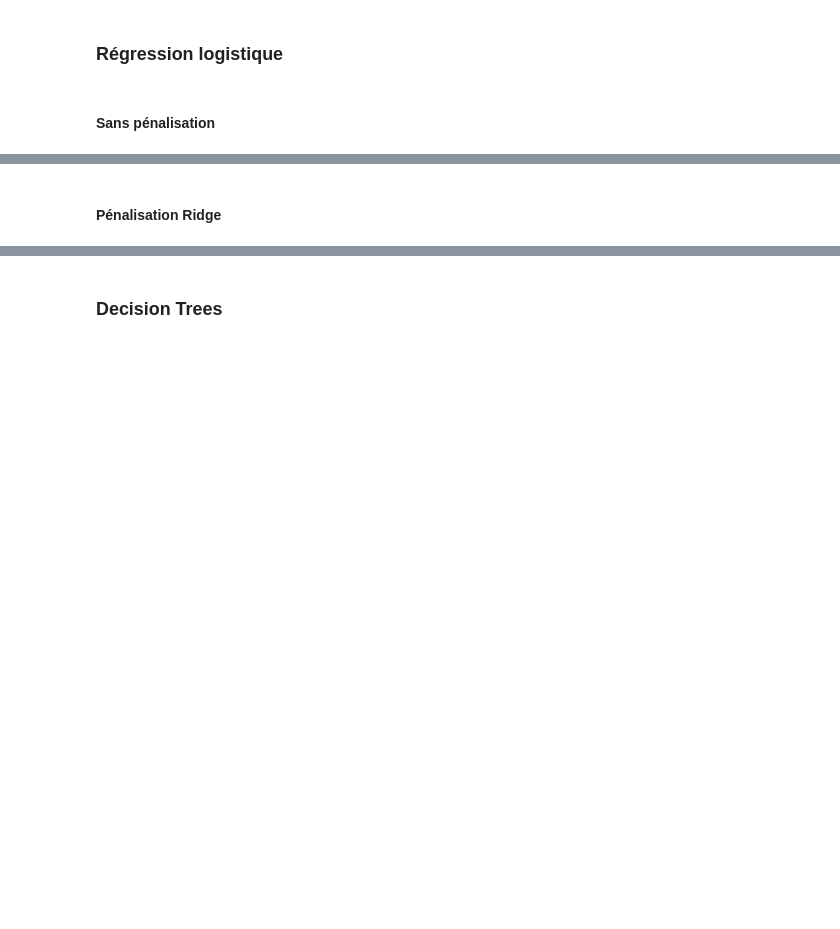
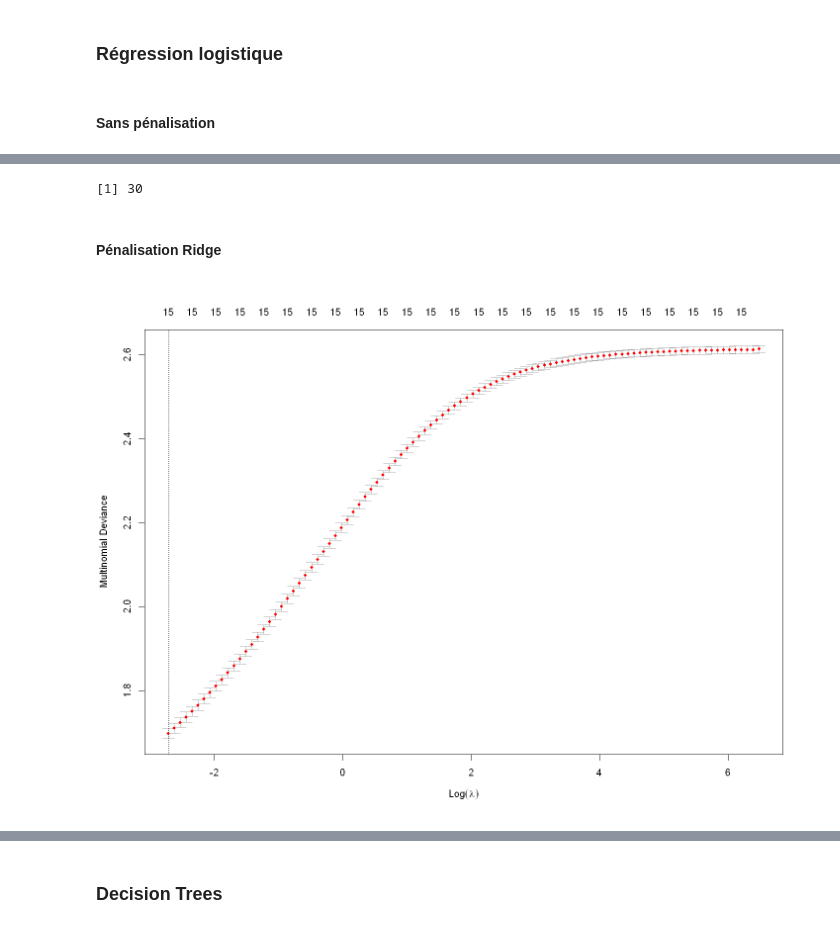
Before and after one commit to jayalabanda/projet-ML, a Jupyter notebook: rapport_R.ipynb, the cells around one changed output, grey strips where cells are left out. Cells and saved outputs as stored; diff of their text form; code cells hidden in the pictures; blank space fills up the shorter version.

```diff
--- a/rapport_R.ipynb
+++ b/rapport_R.ipynb
@@ -539,4 +770,6 @@ head(spotify_data)
 # %%
-X <- spotify_data[, -c(11, 14)]
 y.class <- spotify_data$pop.class
 y.reg <- spotify_data$popularity
+
+print(y.class[1:15])
+print(y.reg[1:15])
@@ -576,6 +829,9 @@ y.train.class <- y.class[appri]
 y.test.class <- y.class[testi]
 # %% [markdown]
 ### Régression logistique
+# %%
+x.mat <- model.matrix(pop.class ~ . - 1, data = X.train)
+x.mat2 <- model.matrix(pop.class ~ . - 1, data = X.test)
 # %% [markdown]
 #### Sans pénalisation
 # %%
@@ -612,10 +935,17 @@ paste("Prediction error: ",
+# %%
+pred.error.lasso <- round(100 * (1 - sum(diag(table(pred.lr.lasso, y.test.class)))/ntest), 1)
+pred.error.lasso
+# %% [output]
+[1] 30
 # %% [markdown]
 #### Pénalisation Ridge
 # %%
-class.ridge.cv <- cv.glmnet(y = X.train$pop.class x = x.mat, alpha = 0,
+class.ridge.cv <- cv.glmnet(y = X.train$pop.class, x = x.mat, alpha = 0,
                             family = "multinomial", type.multinomial = "grouped")
 
 plot(class.ridge.cv)
+# %% [output]
+[figure, added]
 # %%
 paste("CV estimate of lambda :", round(class.ridge.cv$lambda.1se, 3))
 coef(class.ridge.cv, s = "lambda.1se")
```
Also changed, not shown: parts of 182 cells of this notebook, 1 other file.
